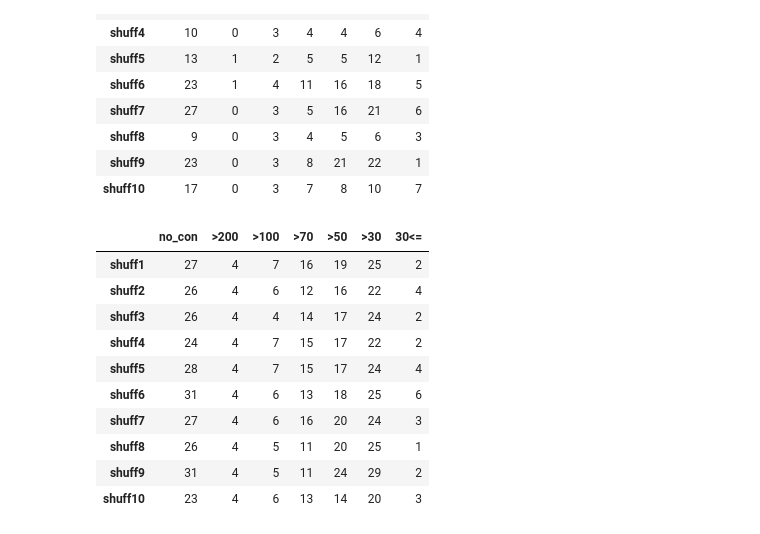
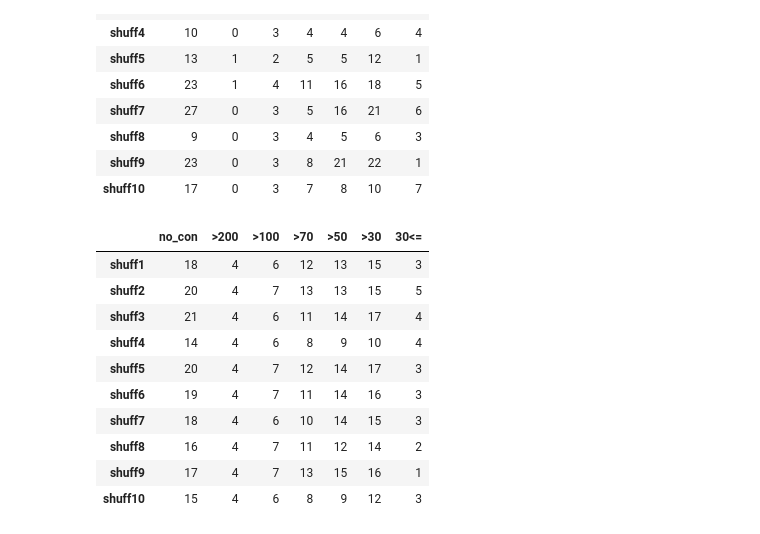
Before and after one commit to silenus092/AMPsDetector, a Jupyter notebook: Predictors/ProtCNN.retrain.ipynb, the cells around one changed output. Drawn from its saved outputs; the diff is of its cells as text; code cells hidden in the pictures.

```diff
--- a/Predictors/ProtCNN.retrain.ipynb
+++ b/Predictors/ProtCNN.retrain.ipynb
@@ -45,7 +71,7 @@ import matplotlib.pyplot as plt
 # %%
 # load the baseline model
 #learn.load('TubularLearner.fastAI._stage1')
-deployed_path = "/mnt/vdb/ProtCNN.hdf5"
+deployed_path = "/mnt/vdb/thesis/AmPPEP30.1900.hdf5"
 #deployed_path = "TubularLearner.fastAI._stage2.pth"
 learner = load_model(deployed_path)
 # %%
@@ -638,7 +640,7 @@ result_df
 | shuff10 | 17 | 0 | 3 | 7 | 8 | 10 | 7 |
 # %%
 ## Retrain 256
-deployed_path = "/mnt/vdb/ProtCNN.hdf5"
+deployed_path = "/mnt/vdb/thesis/AmPPEP30.1900.hdf5"
 #deployed_path = "TubularLearner.fastAI._stage2.pth"
 learner = load_model(deployed_path)
 result_df = pd.DataFrame( columns=["no_con",">200",">100",">70",">50",">30","30<="],
@@ -720,40 +722,40 @@ result_df.loc[index, 'no_con']=predict_DNN(df_,0)
 result_df.loc[index, '>200']= predict_DNN(df_,200)
 result_df.loc[index, '>100']=predict_DNN(df_,100)
 result_df.loc[index, '>70']=predict_DNN(df_,70)
 result_df.loc[index, '>50']=predict_DNN(df_,50)
 result_df.loc[index, '>30']=predict_DNN(df_,30)
 result_df.loc[index, '30<=']=predict_DNN(df_,-1)
 # shuff9
 df_ = pd.read_pickle("../datasets/truthset/AMPs_truthset_50.reps.plk")
 index = "shuff9"
 result_df.loc[index, 'no_con']=predict_DNN(df_,0)
 result_df.loc[index, '>200']= predict_DNN(df_,200)
 result_df.loc[index, '>100']=predict_DNN(df_,100)
 result_df.loc[index, '>70']=predict_DNN(df_,70)
 result_df.loc[index, '>50']=predict_DNN(df_,50)
 result_df.loc[index, '>30']=predict_DNN(df_,30)
 result_df.loc[index, '30<=']=predict_DNN(df_,-1)
 # shuff10
 df_ = pd.read_pickle("../datasets/truthset/AMPs_truthset_51.reps.plk")
 index = "shuff10"
 result_df.loc[index, 'no_con']=predict_DNN(df_,0)
 result_df.loc[index, '>200']= predict_DNN(df_,200)
 result_df.loc[index, '>100']=predict_DNN(df_,100)
 result_df.loc[index, '>70']=predict_DNN(df_,70)
 result_df.loc[index, '>50']=predict_DNN(df_,50)
 result_df.loc[index, '>30']=predict_DNN(df_,30)
 result_df.loc[index, '30<=']=predict_DNN(df_,-1)
 
 result_df
 # %% [output]
 |  | no_con | >200 | >100 | >70 | >50 | >30 | 30<= |
-| shuff1 | 27 | 4 | 7 | 16 | 19 | 25 | 2 |
-| shuff2 | 26 | 4 | 6 | 12 | 16 | 22 | 4 |
-| shuff3 | 26 | 4 | 4 | 14 | 17 | 24 | 2 |
-| shuff4 | 24 | 4 | 7 | 15 | 17 | 22 | 2 |
-| shuff5 | 28 | 4 | 7 | 15 | 17 | 24 | 4 |
-| shuff6 | 31 | 4 | 6 | 13 | 18 | 25 | 6 |
-| shuff7 | 27 | 4 | 6 | 16 | 20 | 24 | 3 |
-| shuff8 | 26 | 4 | 5 | 11 | 20 | 25 | 1 |
-| shuff9 | 31 | 4 | 5 | 11 | 24 | 29 | 2 |
-| shuff10 | 23 | 4 | 6 | 13 | 14 | 20 | 3 |
+| shuff1 | 18 | 4 | 6 | 12 | 13 | 15 | 3 |
+| shuff2 | 20 | 4 | 7 | 13 | 13 | 15 | 5 |
+| shuff3 | 21 | 4 | 6 | 11 | 14 | 17 | 4 |
+| shuff4 | 14 | 4 | 6 | 8 | 9 | 10 | 4 |
+| shuff5 | 20 | 4 | 7 | 12 | 14 | 17 | 3 |
+| shuff6 | 19 | 4 | 7 | 11 | 14 | 16 | 3 |
+| shuff7 | 18 | 4 | 6 | 10 | 14 | 15 | 3 |
+| shuff8 | 16 | 4 | 7 | 11 | 12 | 14 | 2 |
+| shuff9 | 17 | 4 | 7 | 13 | 15 | 16 | 1 |
+| shuff10 | 15 | 4 | 6 | 8 | 9 | 12 | 3 |
```
Also changed, not shown: parts of 4 cells of this notebook, 5 other files.
